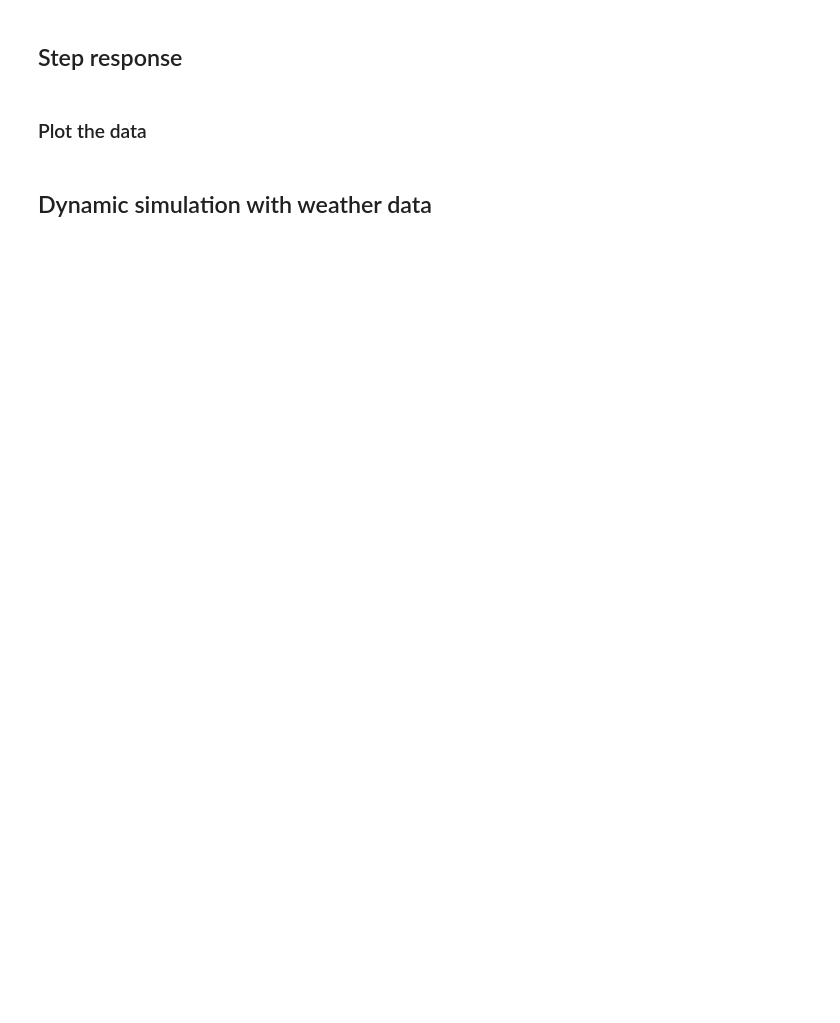
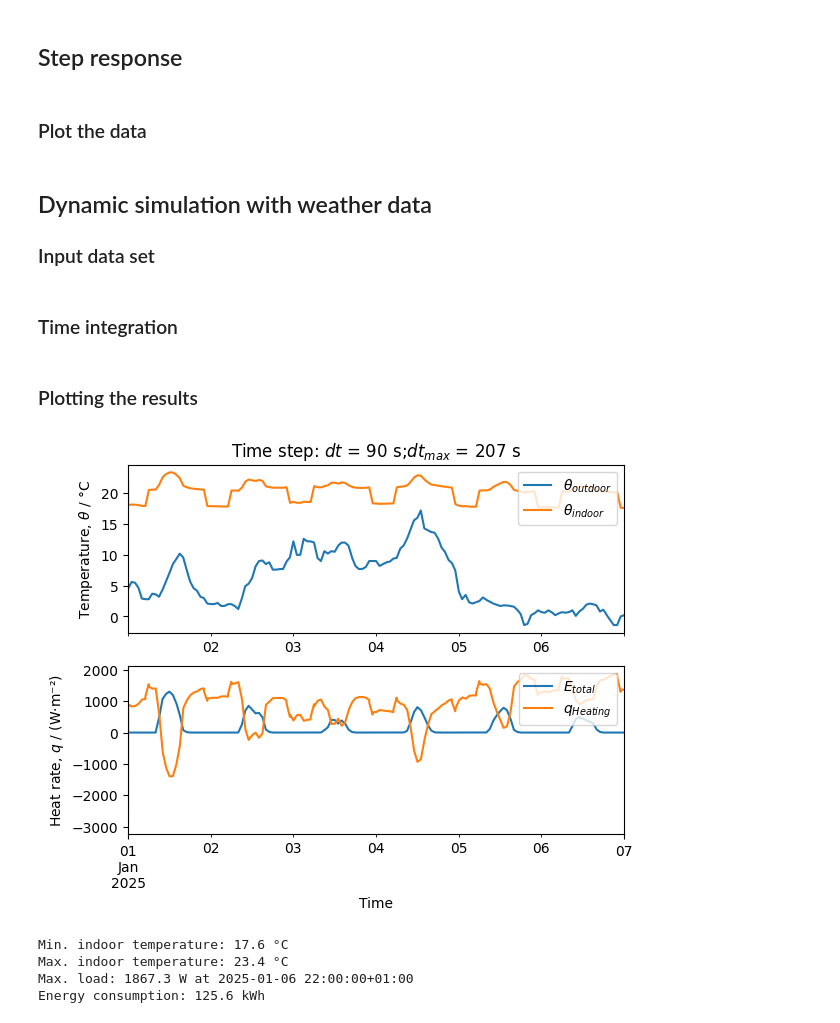
Before and after one commit to Lakito0100/luethluk_CE4IB, a Jupyter notebook: Personal_Project/Personal_Project_V1.ipynb, the cells around one changed output. Saved outputs shown, nothing was run; the diff lists cells and outputs as text; code cells hidden in the pictures; blank space fills up the shorter version.

Commit message:
Added the dynamic simulation with weather data

```diff
--- a/Personal_Project/Personal_Project_V1.ipynb
+++ b/Personal_Project/Personal_Project_V1.ipynb
@@ -23,9 +23,14 @@ output_nodes = [25]
 To_ss = 10          # °C
 To_stp = 10         # °C
 
-# weather data
-filename = './weather_data/CHE_AG_Wuerenlingen.066470_TMYx.2009-2023.epw'
-[data, meta] = dm4bem.read_epw(filename, coerce_year=None)
-weather_data = data[["temp_air", "dir_n_rad", "dif_h_rad"]]
-weather_data = weather_data.sort_index()
+# input for the dynamic simulation
+Ti_day, Ti_night = 22, 19
+
+# input for weather data
+date_start = '01-01 00:00:00'
+date_end = '01-07 00:00:00'
+date_start = '2025-' + date_start
+date_end = '2025-' + date_end
+print(f'{date_start} \tstart date')
+print(f'{date_end} \tend date')
 # %% [output]
@@ -68,6 +69,7 @@ rho_ceiling = 200.0                         # kg/m3
 
 # windows
 u_window = 1.2                              # W/(m²⋅K)
+tau_window = 0.3                            # transmittance
 
 # air
 cp_air = 1006                               # J/(kg⋅K)
@@ -340,13 +342,13 @@ TC = {
 lam_eigen = np.linalg.eig(As)[0]
 
 # time step
-delta_tmax = 2 * min(-1. / lam_eigen) * 0.5    # reducing the max time step by 0.5 for stability reasons
+delta_tmax = 2 * min(-1. / lam_eigen)
 dm4bem.print_rounded_time('Δtmax', delta_tmax)
 
 if imposed_time_step:
     dt = delta_t
 else:
-    dt = dm4bem.round_time(delta_tmax)
+    dt = dm4bem.round_time(delta_tmax) * 0.5            # reducing the max time step by 0.5 for stability reasons
 dm4bem.print_rounded_time('dt', dt)
 
 # settling time
@@ -421,3 +423,5 @@ if calculate_step_response:
     plt.show()
 # %% [markdown]
 ## Dynamic simulation with weather data
+
+### Input data set
@@ -423,0 +482,2 @@ if calculate_step_response:
+# %% [markdown]
+### Time integration
@@ -423,0 +509,37 @@ if calculate_step_response:
+# %% [markdown]
+### Plotting the results
+# %%
+data = pd.DataFrame({'To': input_data_set['To'],
+                     'θi': y['θ25'],
+                     'Etot': input_data_set['Etot'],
+                     'q_heating': q_heating})
+
+fig, axs = plt.subplots(2, 1)
+data[['To', 'θi']].plot(ax=axs[0],
+                        xticks=[],
+                        ylabel='Temperature, $θ$ / °C')
+axs[0].legend(['$θ_{outdoor}$', '$θ_{indoor}$'],
+              loc='upper right')
+
+data[['Etot', 'q_heating']].plot(ax=axs[1],
+                              ylabel='Heat rate, $q$ / (W·m⁻²)')
+axs[1].set(xlabel='Time')
+axs[1].legend(['$E_{total}$', '$q_{Heating}$'],
+              loc='upper right')
+axs[0].set_title(f'Time step: $dt$ = {dt:.0f} s;'
+                 f'$dt_{{max}}$ = {delta_tmax:.0f} s')
+plt.show()
+
+print(f'Min. indoor temperature: {data["θi"].min():.1f} °C')
+print(f'Max. indoor temperature: {data["θi"].max():.1f} °C')
+
+max_load = data['q_heating'].max()
+max_load_index = data['q_heating'].idxmax()
+print(f"Max. load: {max_load:.1f} W at {max_load_index}")
+print(f"Energy consumption: {(data['q_heating'] * dt).sum() / (3.6e6):.1f} kWh")
+# %% [output]
+[figure, added]
+Min. indoor temperature: 17.6 °C
+Max. indoor temperature: 23.4 °C
+Max. load: 1867.3 W at 2025-01-06 22:00:00+01:00
+Energy consumption: 125.6 kWh
```
Also changed, not shown: parts of 6 cells of this notebook.
